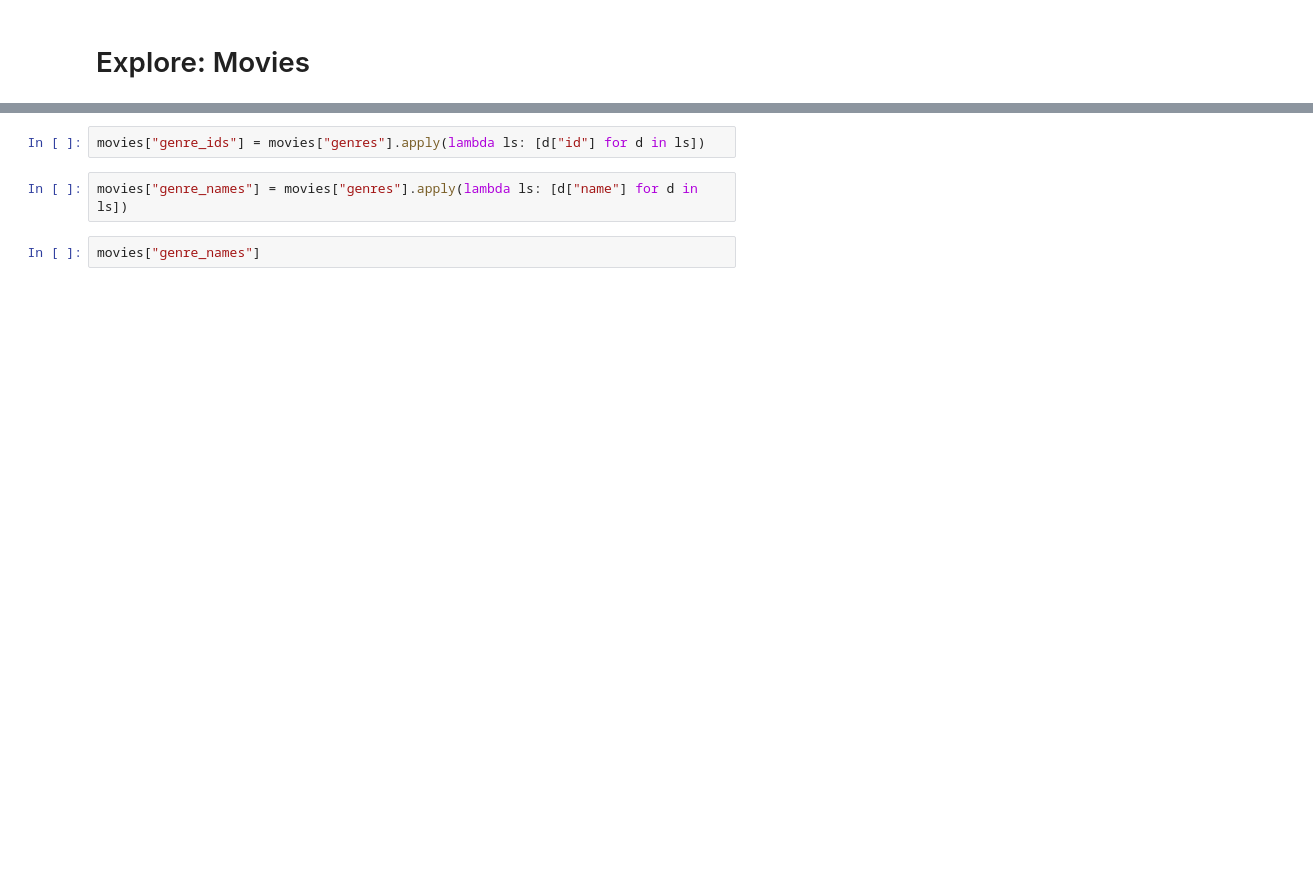
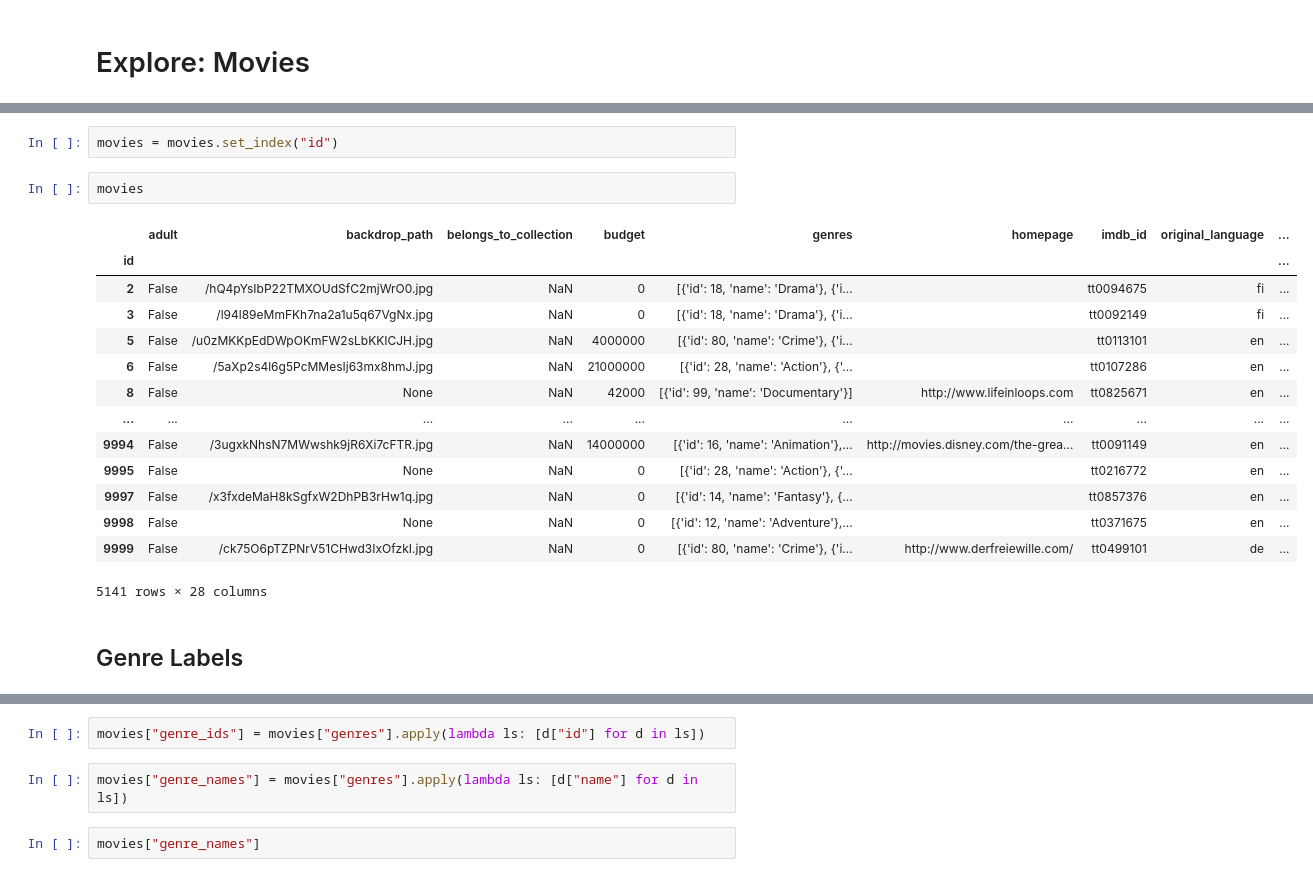
Before and after one commit to clstaudt/movie-poster-classifier, a Jupyter notebook: notebooks/explore-movies.ipynb, the cells around one changed output, grey strips where cells are left out. Drawn from its saved outputs; the diff is of its cells as text; blank space fills up the shorter version.

```diff
--- a/notebooks/explore-movies.ipynb
+++ b/notebooks/explore-movies.ipynb
@@ -7,3 +12,24 @@ movies = catalog.load("movies")
+# %%
+movies = movies.set_index("id")
+# %%
+movies
+# %% [output]
+|  | adult | backdrop_path | belongs_to_collection | budget | genres | homepage | imdb_id | original_language | ... |
+| id |  |  |  |  |  |  |  |  | ... |
+| 2 | False | /hQ4pYsIbP22TMXOUdSfC2mjWrO0.jpg | NaN | 0 | [{'id': 18, 'name': 'Drama'}, {'i... |  | tt0094675 | fi | ... |
+| 3 | False | /l94l89eMmFKh7na2a1u5q67VgNx.jpg | NaN | 0 | [{'id': 18, 'name': 'Drama'}, {'i... |  | tt0092149 | fi | ... |
+| 5 | False | /u0zMKKpEdDWpOKmFW2sLbKKICJH.jpg | NaN | 4000000 | [{'id': 80, 'name': 'Crime'}, {'i... |  | tt0113101 | en | ... |
+| 6 | False | /5aXp2s4l6g5PcMMesIj63mx8hmJ.jpg | NaN | 21000000 | [{'id': 28, 'name': 'Action'}, {'... |  | tt0107286 | en | ... |
+| 8 | False | None | NaN | 42000 | [{'id': 99, 'name': 'Documentary'}] | http://www.lifeinloops.com | tt0825671 | en | ... |
+| ... | ... | ... | ... | ... | ... | ... | ... | ... | ... |
+| 9994 | False | /3ugxkNhsN7MWwshk9jR6Xi7cFTR.jpg | NaN | 14000000 | [{'id': 16, 'name': 'Animation'},... | http://movies.disney.com/the-grea... | tt0091149 | en | ... |
+| 9995 | False | None | NaN | 0 | [{'id': 28, 'name': 'Action'}, {'... |  | tt0216772 | en | ... |
+| 9997 | False | /x3fxdeMaH8kSgfxW2DhPB3rHw1q.jpg | NaN | 0 | [{'id': 14, 'name': 'Fantasy'}, {... |  | tt0857376 | en | ... |
+| 9998 | False | None | NaN | 0 | [{'id': 12, 'name': 'Adventure'},... |  | tt0371675 | en | ... |
+| 9999 | False | /ck75O6pTZPNrV51CHwd3IxOfzkI.jpg | NaN | 0 | [{'id': 80, 'name': 'Crime'}, {'i... | http://www.derfreiewille.com/ | tt0499101 | de | ... |
+5141 rows × 28 columns
+# %% [markdown]
+## Genre Labels
 # %%
 movies["genres"]
 # %% [output]
```
Also changed, not shown: parts of 16 cells of this notebook, 6 other files.
